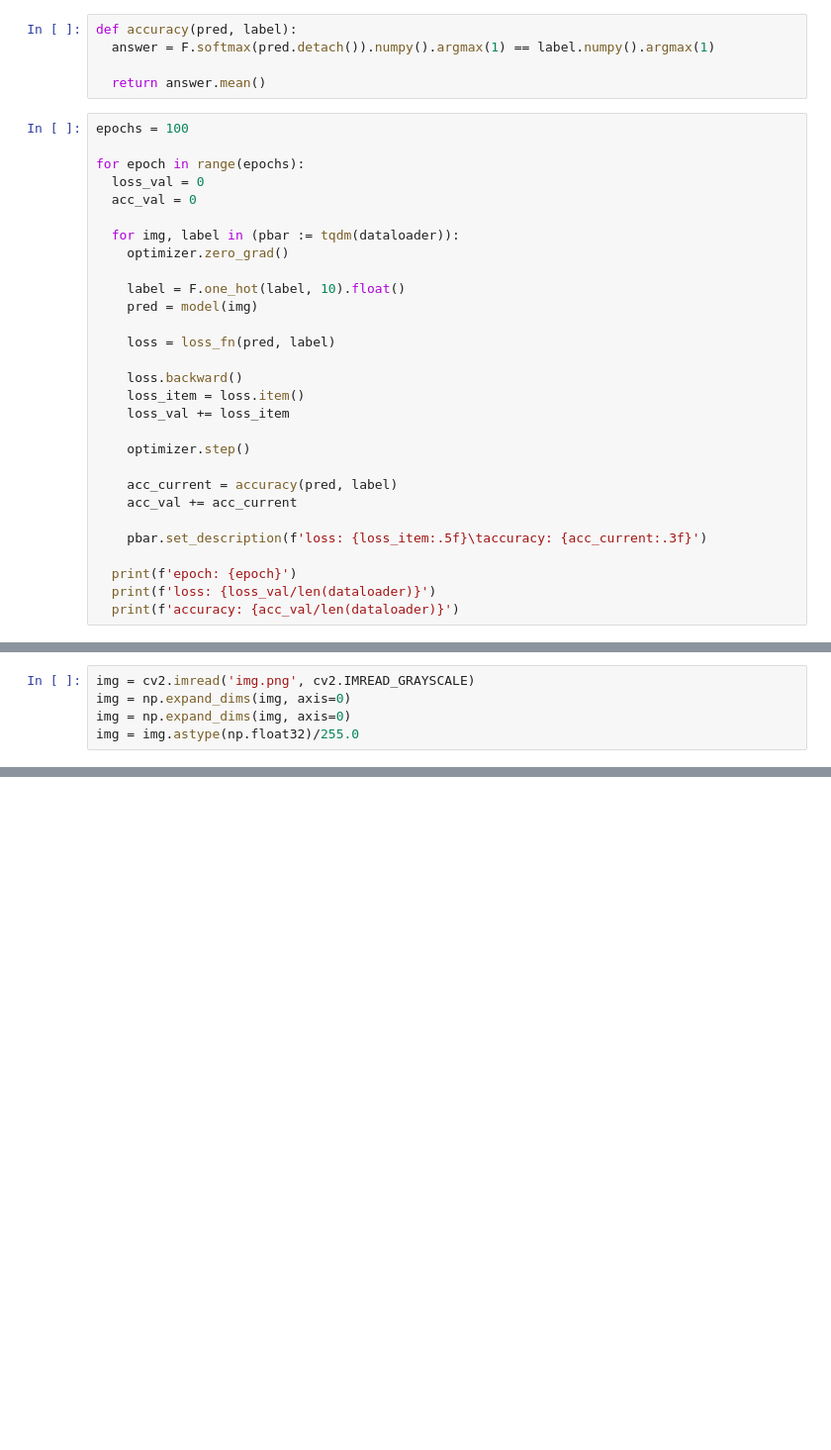
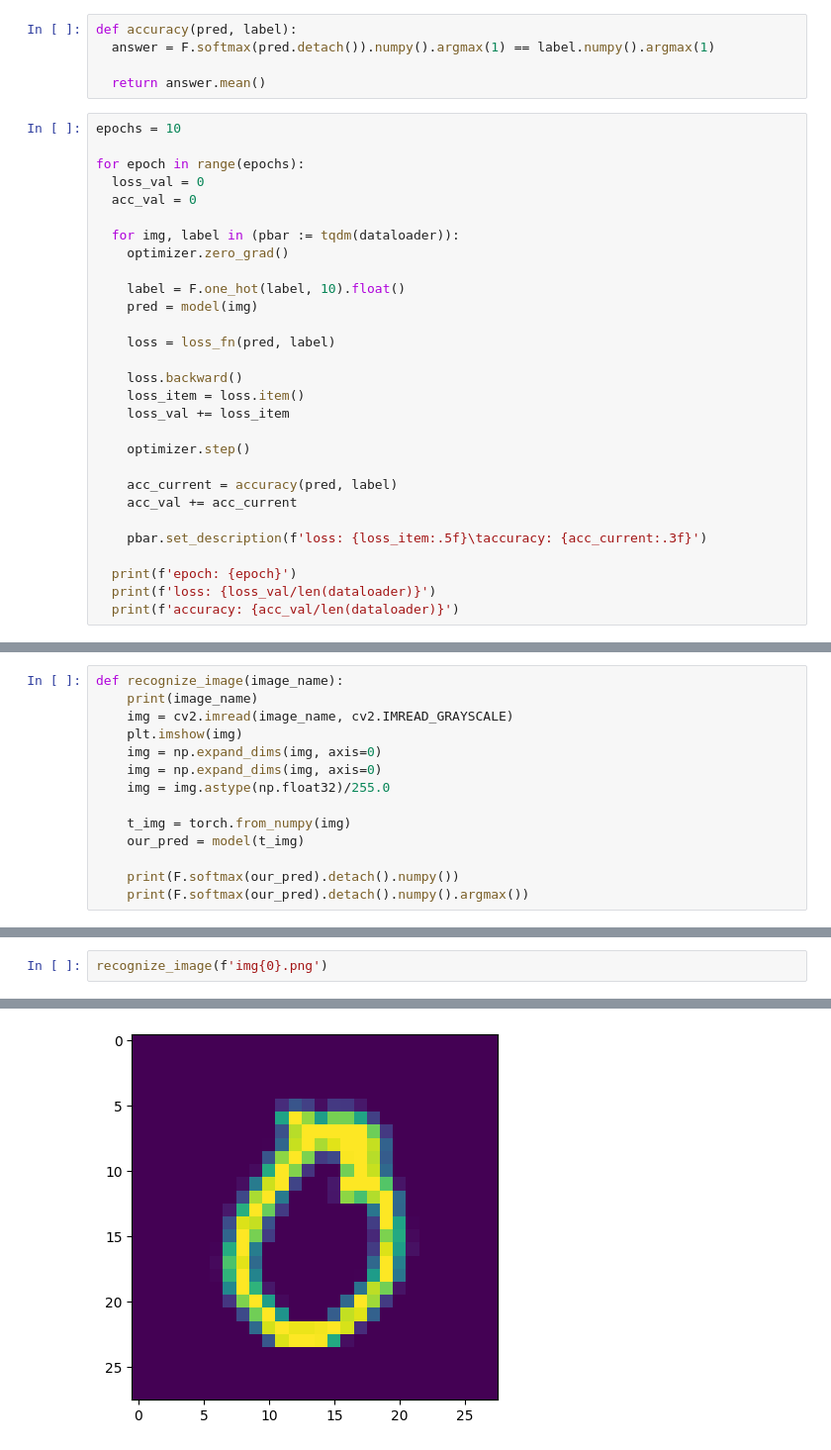
Before and after one commit to shenkns/DigitsRecognizerAI, a Jupyter notebook: main.ipynb, the cells around one changed output, grey strips where cells are left out. Shown: that part at 99% size. Cells and saved outputs as stored; diff of their text form; blank space fills up the shorter version.

```diff
--- a/main.ipynb
+++ b/main.ipynb
@@ -55,7 +55,7 @@ def accuracy(pred, label):
 
   return answer.mean()
 # %%
-epochs = 100
+epochs = 10
 
 for epoch in range(epochs):
   loss_val = 0
@@ -124,5 +117,14 @@ accuracy: 0.97795
 # %%
-img = cv2.imread('img.png', cv2.IMREAD_GRAYSCALE)
-img = np.expand_dims(img, axis=0)
-img = np.expand_dims(img, axis=0)
-img = img.astype(np.float32)/255.0
+def recognize_image(image_name):
+    print(image_name)
+    img = cv2.imread(image_name, cv2.IMREAD_GRAYSCALE)
+    plt.imshow(img)
+    img = np.expand_dims(img, axis=0)
+    img = np.expand_dims(img, axis=0)
+    img = img.astype(np.float32)/255.0
+
+    t_img = torch.from_numpy(img)
+    our_pred = model(t_img)
+
+    print(F.softmax(our_pred).detach().numpy())
+    print(F.softmax(our_pred).detach().numpy().argmax())
@@ -135,0 +131,3 @@ F.softmax(our_pred).detach().numpy().argmax()
+# %%
+recognize_image(f'img{0}.png')
+# %% [output]
@@ -135,0 +138 @@ F.softmax(our_pred).detach().numpy().argmax()
+[figure, added]
```
Also changed, not shown: parts of 13 cells of this notebook, 11 other files.
